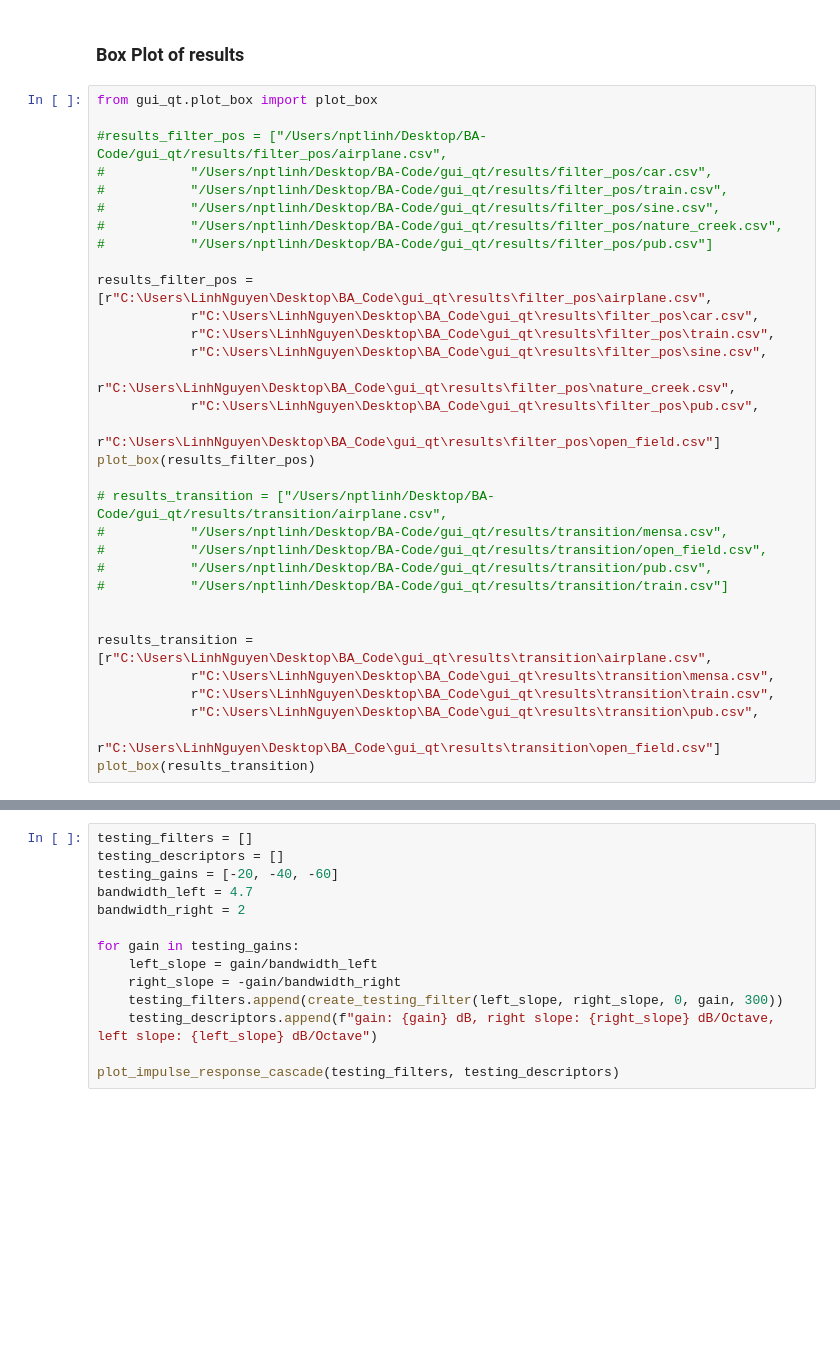
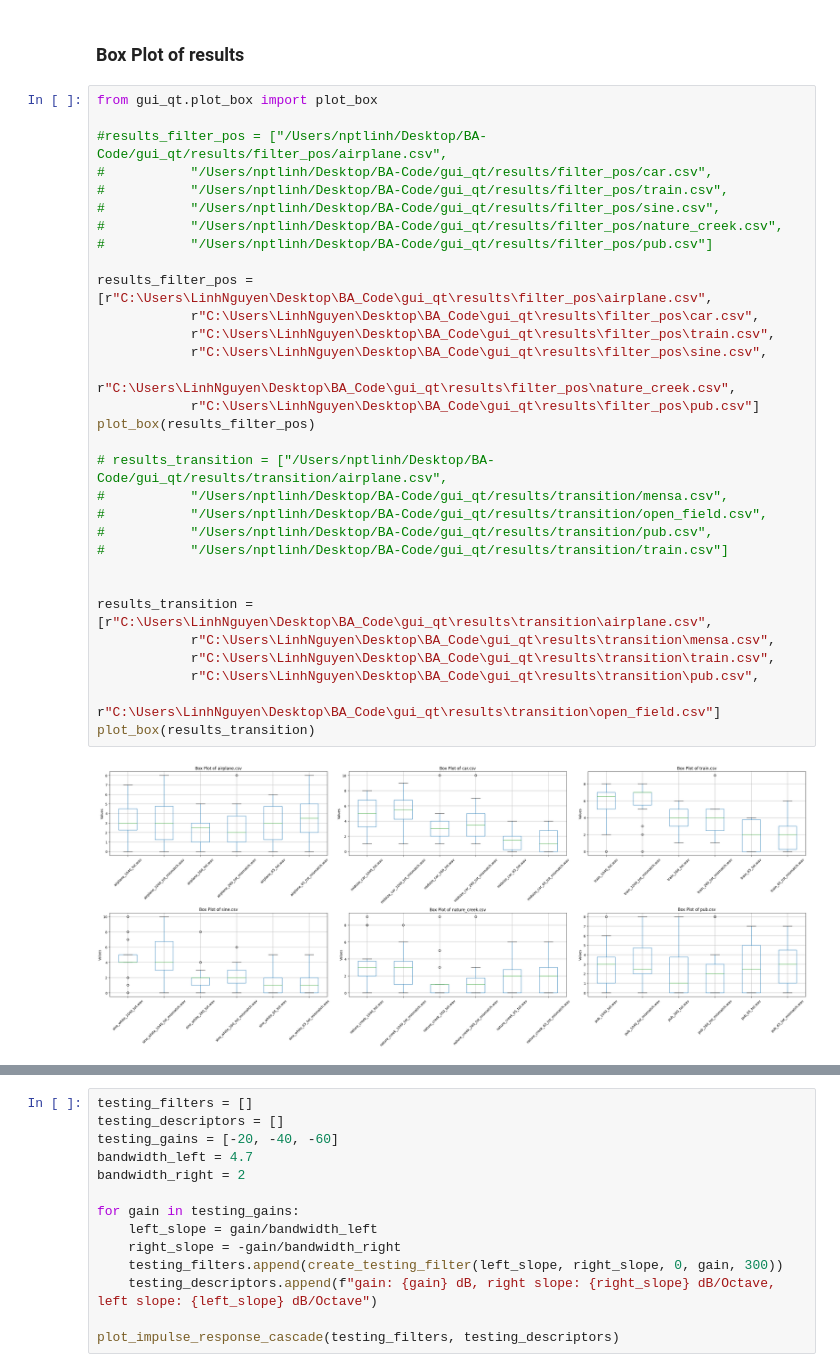
Before and after one commit to nguyen-elevear/bachelor_arbeit, a Jupyter notebook: audio_pyfar.ipynb, the cells around one changed output, grey strips where cells are left out. Cells and saved outputs as stored; diff of their text form; blank space fills up the shorter version.

Commit message:
Add results

```diff
--- a/audio_pyfar.ipynb
+++ b/audio_pyfar.ipynb
@@ -383,32 +383,33 @@ audio["open_field"] = pf.io.read_audio("/Users/nptlinh/Desktop/BA-Code/test_set/
 # %%
 from gui_qt.plot_box import plot_box
 
 #results_filter_pos = ["/Users/nptlinh/Desktop/BA-Code/gui_qt/results/filter_pos/airplane.csv",
 #           "/Users/nptlinh/Desktop/BA-Code/gui_qt/results/filter_pos/car.csv",
 #           "/Users/nptlinh/Desktop/BA-Code/gui_qt/results/filter_pos/train.csv",
 #           "/Users/nptlinh/Desktop/BA-Code/gui_qt/results/filter_pos/sine.csv",
 #           "/Users/nptlinh/Desktop/BA-Code/gui_qt/results/filter_pos/nature_creek.csv",
 #           "/Users/nptlinh/Desktop/BA-Code/gui_qt/results/filter_pos/pub.csv"]
 
 results_filter_pos = [r"C:\Users\LinhNguyen\Desktop\BA_Code\gui_qt\results\filter_pos\airplane.csv",
             r"C:\Users\LinhNguyen\Desktop\BA_Code\gui_qt\results\filter_pos\car.csv",
             r"C:\Users\LinhNguyen\Desktop\BA_Code\gui_qt\results\filter_pos\train.csv",
             r"C:\Users\LinhNguyen\Desktop\BA_Code\gui_qt\results\filter_pos\sine.csv",
             r"C:\Users\LinhNguyen\Desktop\BA_Code\gui_qt\results\filter_pos\nature_creek.csv",
-            r"C:\Users\LinhNguyen\Desktop\BA_Code\gui_qt\results\filter_pos\pub.csv",
-            r"C:\Users\LinhNguyen\Desktop\BA_Code\gui_qt\results\filter_pos\open_field.csv"]
+            r"C:\Users\LinhNguyen\Desktop\BA_Code\gui_qt\results\filter_pos\pub.csv"]
 plot_box(results_filter_pos)
 
 # results_transition = ["/Users/nptlinh/Desktop/BA-Code/gui_qt/results/transition/airplane.csv",
 #           "/Users/nptlinh/Desktop/BA-Code/gui_qt/results/transition/mensa.csv",
 #           "/Users/nptlinh/Desktop/BA-Code/gui_qt/results/transition/open_field.csv",
 #           "/Users/nptlinh/Desktop/BA-Code/gui_qt/results/transition/pub.csv",
 #           "/Users/nptlinh/Desktop/BA-Code/gui_qt/results/transition/train.csv"]
 
 
 results_transition = [r"C:\Users\LinhNguyen\Desktop\BA_Code\gui_qt\results\transition\airplane.csv",
             r"C:\Users\LinhNguyen\Desktop\BA_Code\gui_qt\results\transition\mensa.csv",
             r"C:\Users\LinhNguyen\Desktop\BA_Code\gui_qt\results\transition\train.csv",
             r"C:\Users\LinhNguyen\Desktop\BA_Code\gui_qt\results\transition\pub.csv",
             r"C:\Users\LinhNguyen\Desktop\BA_Code\gui_qt\results\transition\open_field.csv"]
 plot_box(results_transition)
+# %% [output]
+[figure, added]
```
Also changed, not shown: parts of 1 cell of this notebook, 13 other files.
